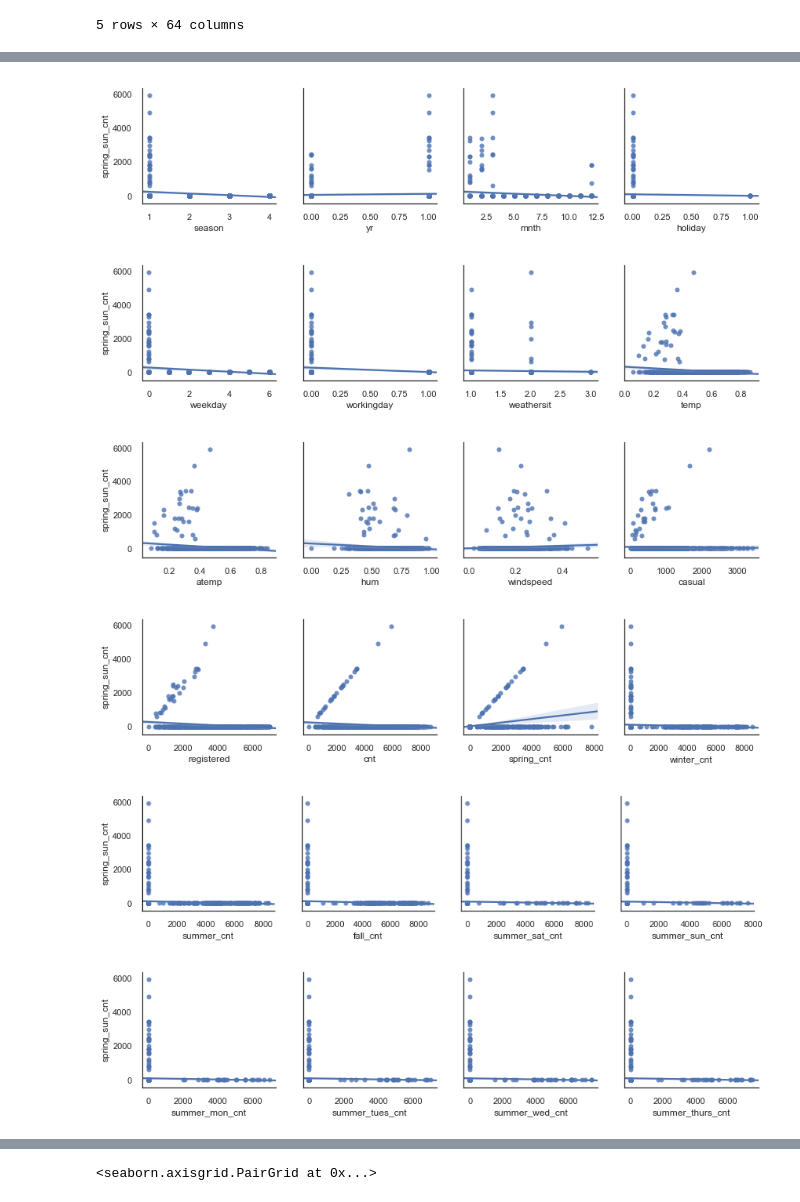
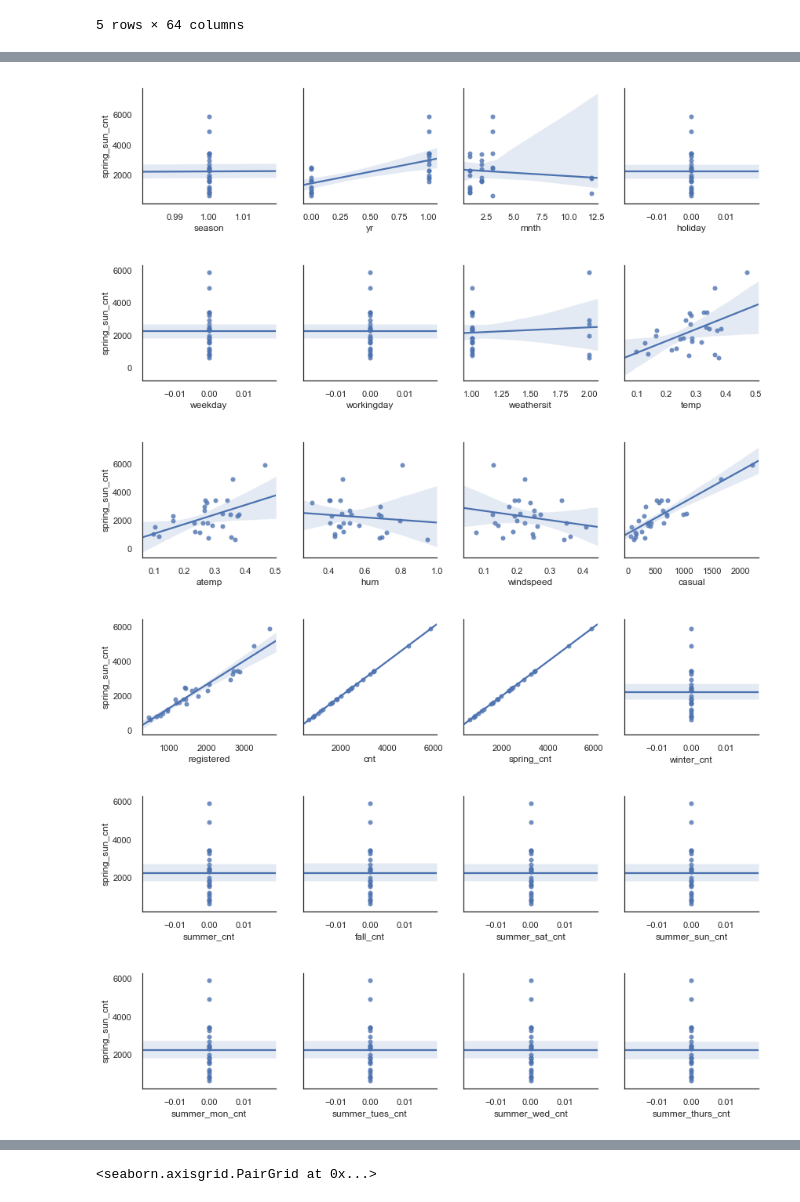
Before and after one commit to pauly51994/Bike_predictor, a Jupyter notebook: Bike-Sharing-Dataset/stuffs.ipynb, the cells around one changed output, grey strips where cells are left out. Drawn from its saved outputs; the diff is of its cells as text; code cells hidden in the pictures.

```diff
--- a/Bike-Sharing-Dataset/stuffs.ipynb
+++ b/Bike-Sharing-Dataset/stuffs.ipynb
@@ -177,3 +182,8 @@ SyntaxError: can't assign to literal (<ipython-input-203-2eb6c54357e5>, line 2)
+# %%
+sd = {}
+for s in seasons:
+    for d in days:
+        sd[f'{s}_{d}'] = s_day_df(df,s,d)
 # %%
 def day_graphs(df,season,day):
     feats = list(df.select_dtypes(include=['int64','float64']).columns)
@@ -183,11 +193,11 @@ def day_graphs(df,season,day):
         pp = sns.pairplot(data=df, y_vars=[f'{season}_{day}_cnt'],x_vars=i, kind="reg", height=3)
     return
 # %%
-day_graphs(df,'spring','sun')
+day_graphs(sd['spring_sun'],'spring','sun')
 # %% [output]
-[figure, old version]
+[figure, new version]
-[figure, old version]
+[figure, new version]
-[figure, old version]
+[figure, new version]
-[figure, old version]
+[figure, new version]
-[figure, old version]
+[figure, new version]
-[figure, old version]
+[figure, new version]
```
Also changed, not shown: parts of 4 cells of this notebook, 1 other file.
